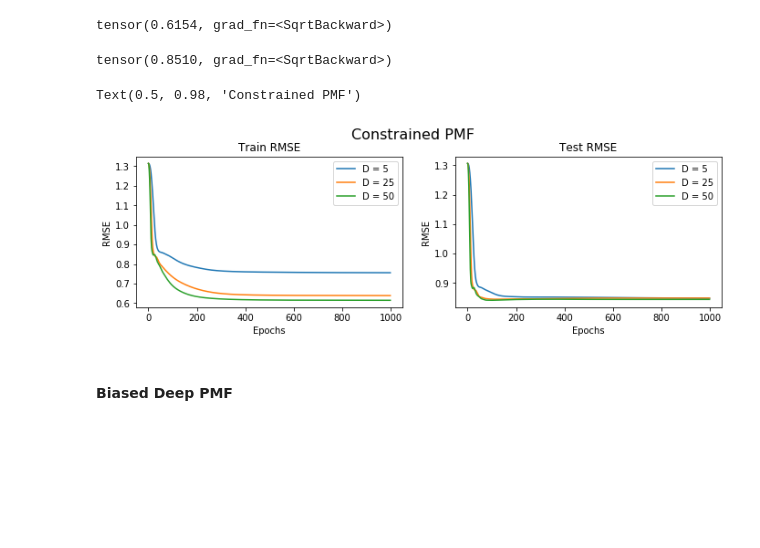
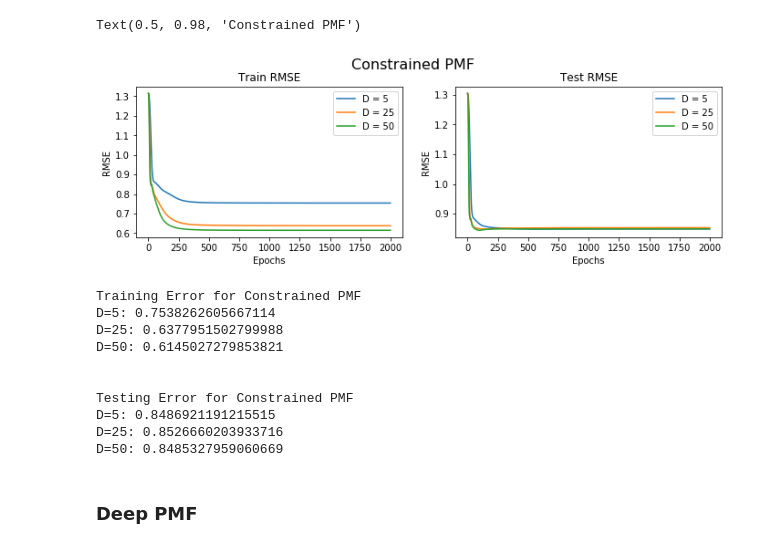
Before and after one commit to nevinthomas/Matrix-Factorization-for-Movie-Recommendation-in-PyTorch, a Jupyter notebook: Biased_Constrained_Deep.ipynb, the cells around one changed output. Cells and saved outputs as stored; diff of their text form; code cells hidden in the pictures; blank space fills up the shorter version.

Commit message:
Biased, Constrained and Deep PMF versions

```diff
--- a/Biased_Constrained_Deep.ipynb
+++ b/Biased_Constrained_Deep.ipynb
@@ -98,4 +98,9 @@ class BiasedPMFLoss(torch.nn.Module):
         v_regularization = self.lam_v * (torch.sum(v_features.norm(dim=1)**2)+v_bias.norm()**2)
 
         return prediction_error + u_regularization + v_regularization
+# %%
+non_zero_mask = (ratings != -1).type(torch.FloatTensor)
+non_zero_mask_test = (test != -1).type(torch.FloatTensor)
+D_list = [5,25,50]
+results = pd.DataFrame()
 # %%
@@ -140,8 +152,0 @@ Step 1500, 1890.372
-# %%
-#Training error
-bias=user_bias.repeat(1,n_movies)+movie_bias.repeat(n_users,1)
-predicted = torch.sigmoid(bias+torch.mm(user_features, movie_features.t()))
-predicted = (predicted*(max_rating - min_rating) + min_rating)
-
-non_zero_mask = (ratings != -1).type(torch.FloatTensor)
-torch.sqrt(torch.sum(((predicted - ratings_original) ** 2) * non_zero_mask)/len(df_train))
@@ -150,4 +152,0 @@ tensor(0.5507, grad_fn=<SqrtBackward>)
-# %%
-#Testing Error
-non_zero_mask = (test != -1).type(torch.FloatTensor)
-torch.sqrt(torch.sum(((predicted - test) ** 2) * non_zero_mask)/len(df_test))
@@ -210,4 +219,9 @@ class ConstrainedPMFLoss(torch.nn.Module):
         v_regularization = self.lam_v * torch.sum(v_features.norm(dim=1)**2)
 
         return prediction_error + y_regularization + w_regularization + v_regularization
+# %%
+non_zero_mask = (ratings != -1).type(torch.FloatTensor)
+non_zero_mask_test = (test != -1).type(torch.FloatTensor)
+D_list = [5,25,50]
+results = pd.DataFrame()
 # %%
@@ -248,14 +271,0 @@ Step 1500, 2469.229
-# %%
-#Training error
-#u_features = (Y+torch.mm(non_zero_mask, W)/torch.sum(non_zero_mask,1).view(n_users,1).repeat(1,latent_vectors))
-predicted = (torch.sigmoid(torch.mm((Y+torch.mm(non_zero_mask, W)/torch.sum(non_zero_mask,1).view(n_users,1)), movie_features.t())))
-predicted = (predicted*(max_rating - min_rating) + min_rating)
-
-torch.sqrt(torch.sum(((predicted - ratings_original) ** 2) * non_zero_mask)/len(df_train))
-# %% [output]
-tensor(0.6154, grad_fn=<SqrtBackward>)
-# %%
-#Testing Error
-torch.sqrt(torch.sum(((predicted - test) ** 2) * non_zero_mask_test)/len(df_test))
-# %% [output]
-tensor(0.8510, grad_fn=<SqrtBackward>)
@@ -272,25 +272,49 @@ elif latent_vectors==50:
 # %%
 fig, (ax1, ax2) = plt.subplots(1,2,figsize=(10,3.5))
-ax1.plot(rmse_train5, label="D = 5")
-ax1.plot(rmse_train25, label="D = 25")
-ax1.plot(rmse_train50, label="D = 50")
+ax1.plot(results.iloc[:,0], label='D = 5')
+ax1.plot(results.iloc[:,2], label='D = 25')
+ax1.plot(results.iloc[:,4], label='D = 50')
 ax1.set_title('Train RMSE')
 ax1.set(xlabel='Epochs', ylabel='RMSE')
 ax1.legend()
-ax2.plot(rmse_test5, label="D = 5")
-ax2.plot(rmse_test25, label="D = 25")
-ax2.plot(rmse_test50, label="D = 50")
+ax2.plot(results.iloc[:,1], label='D = 5')
+ax2.plot(results.iloc[:,3], label='D = 25')
+ax2.plot(results.iloc[:,5], label='D = 50')
+
 ax2.set_title('Test RMSE')
 ax2.set(xlabel='Epochs', ylabel='RMSE')
 ax2.legend()
 
 fig.tight_layout(pad=2.0)
 fig.suptitle('Constrained PMF', fontsize=16)
 # %% [output]
 Text(0.5, 0.98, 'Constrained PMF')
-[figure, old version]
+[figure, new version]
+# %%
+#Training error
+print("Training Error for Constrained PMF")
+for i in range(len(D_list)):
+    print(f"D={D_list[i]}: {results.iloc[step,i*2]}")
+
+print("\n")
+
+#Testing error
+print("Testing Error for Constrained PMF")
+for i in range(len(D_list)):
+    print(f"D={D_list[i]}: {results.iloc[step,i*2+1]}")
+# %% [output]
+Training Error for Constrained PMF
+D=5: 0.7538262605667114
+D=25: 0.6377951502799988
+D=50: 0.6145027279853821
+
+
+Testing Error for Constrained PMF
+D=5: 0.8486921191215515
+D=25: 0.8526660203933716
+D=50: 0.8485327959060669
 # %% [markdown]
-#### Biased Deep PMF
+### Deep PMF
 # %%
 import torch.nn.functional as F
 # %%
```
Also changed, not shown: parts of 19 cells of this notebook.
